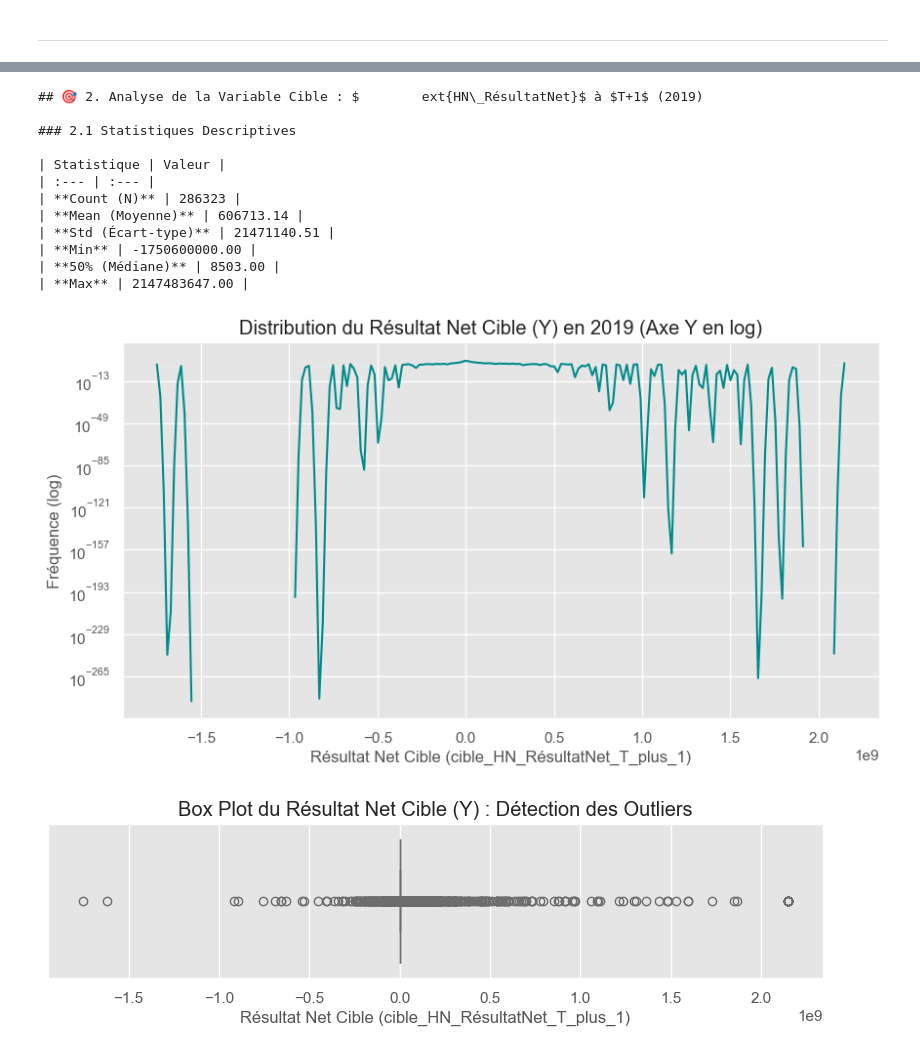
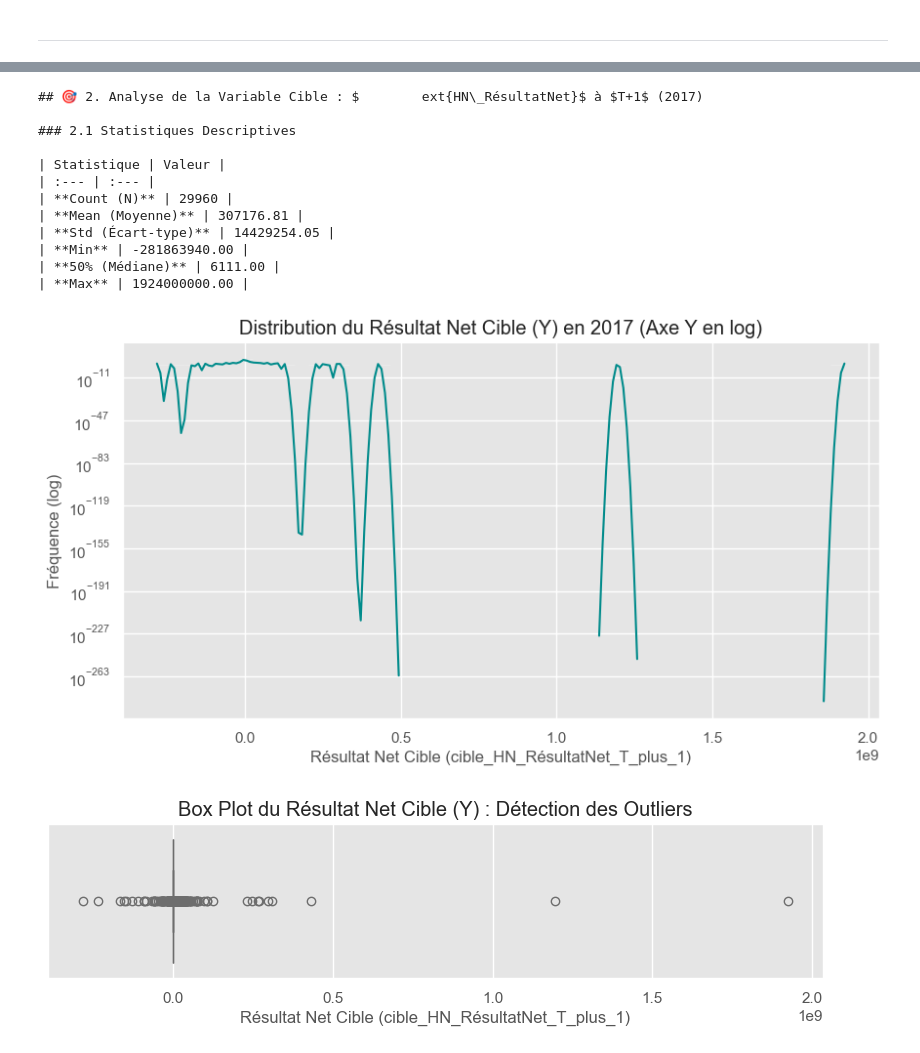
Before and after one commit to ugozchi/AS_Supervised_Learning, a Jupyter notebook: Notebooks/01_EDA.ipynb, the cells around one changed output, grey strips where cells are left out. Cells and saved outputs as stored; diff of their text form; code cells hidden in the pictures.

```diff
--- a/Notebooks/01_EDA.ipynb
+++ b/Notebooks/01_EDA.ipynb
@@ -176,26 +176,21 @@ import numpy as np
 
 # Configuration visuelle
 sns.set_theme(style="whitegrid")
-plt.rcParams['figure.figsize'] = (10, 6)
+plt.rcParams['figure.figsize'] = (12, 6)
 plt.style.use('ggplot')
 
-# --- 1. Chargement du fichier ---
-# REMPLACEZ CE CHEMIN PAR LE CHEMIN EXACT DE VOTRE FICHIER PROCESSED/sirene_bilan_EDA.parquet
-FILE_PATH = "../Data/processed/sirene_bilan_EDA.parquet"
+# --- Définition des Chemins et Variables ---
+FILE_PATH = "../Data/processed/sirene_bilan_EDA.parquet" # Chemin ajusté
+cible_col = "cible_HN_RésultatNet_T_plus_1"
 
+# 1. Chargement et Tri
 try:
-    df_bilan_filtre_pl = pl.read_parquet(FILE_PATH)
+    df_bilan_filtre_pl = pl.read_parquet(FILE_PATH).sort(["siren", "AnneeClotureExercice"])
 except Exception as e:
-    print(f"ERREUR CRITIQUE : Impossible de charger le fichier Parquet à l'adresse spécifiée. Vérifiez le chemin : {FILE_PATH}")
-    print(f"Détails de l'erreur : {e}")
-    # Arrêt du script si le chargement échoue
+    print(f"ERREUR CRITIQUE : Impossible de charger le fichier Parquet. Vérifiez le chemin : {FILE_PATH}")
     raise
 
-# Assurez-vous d'avoir trié pour que shift() fonctionne
-df_bilan_filtre_pl = df_bilan_filtre_pl.sort(["siren", "AnneeClotureExercice"])
-cible_col = "cible_HN_RésultatNet_T_plus_1"
-
-# --- 2. Application du Feature Engineering (création des colonnes nécessaires à l'analyse) ---
+# 2. Application du Feature Engineering (création des colonnes nécessaires à l'analyse)
 df_features_pl = df_bilan_filtre_pl.with_columns([
     # Cible Y (Résultat Net à T+1)
     pl.col("HN_RésultatNet").shift(-1).over("siren").alias(cible_col),
@@ -206,11 +201,14 @@ df_features_pl = df_bilan_filtre_pl.with_columns([
     (pl.col("CJCK_TotalActifBrut") - pl.col("CJCK_TotalActifBrut").shift(1).over("siren")).alias("delta_Actif"),
 ])
 
-# --- 3. Isolation de l'ensemble d'entraînement pour l'EDA (T=2018 pour Y=2019) ---
-df_train_pl = df_features_pl.filter(pl.col("AnneeClotureExercice") == 2018)
-df_train_pd = df_train_pl.to_pandas() # Conversion pour les outils de visualisation
+# 3. Isolation de l'ensemble d'entraînement pour l'EDA (T=2016 pour Y=2017)
+df_train_pl = df_features_pl.filter(pl.col("AnneeClotureExercice") == 2016)
+df_train_pd = df_train_pl.to_pandas()
 
-stats_cible = df_train_pd[cible_col].describe()
-nombre_lignes = df_train_pd.shape[0]
+# 4. Calcul des Statistiques Globales (Inspection des agrégats BRUTS)
+stats_globales = df_bilan_filtre_pl.group_by("AnneeClotureExercice").agg([
+    pl.col("FA_ChiffreAffairesVentes").sum().alias("CA_Total_BRUT"),
+    pl.col("HN_RésultatNet").sum().alias("ResultatNet_Total_BRUT"),
+]).sort("AnneeClotureExercice")
 
-print(f"✅ Dataframe d'entraînement (2018 -> 2019) chargé et enrichi. Taille: {nombre_lignes} lignes.")
+stats_globales_pd = stats_globales.to_pandas()
@@ -361,7 +262,9 @@ print(f"✅ Dataframe d'entraînement (2018 -> 2019) prêt pour l'EDA. Taille: {
 # %%
-# Markdown pour les Statistiques Descriptives
+# 2.1 Statistiques Descriptives
+stats_cible = df_train_pd[cible_col].describe()
+
 stats_cible_markdown = f"""
-## 🎯 2. Analyse de la Variable Cible : $\text{{HN\_RésultatNet}}$ à $T+1$ (2019)
+## 🎯 2. Analyse de la Variable Cible : $\text{{HN\_RésultatNet}}$ à $T+1$ (2017)
 
 ### 2.1 Statistiques Descriptives
 
@@ -370,40 +273,41 @@ stats_cible_markdown = f"""
 | **Count (N)** | {stats_cible['count']:.0f} |
 | **Mean (Moyenne)** | {stats_cible['mean']:.2f} |
 | **Std (Écart-type)** | {stats_cible['std']:.2f} |
 | **Min** | {stats_cible['min']:.2f} |
 | **50% (Médiane)** | {stats_cible['50%']:.2f} |
 | **Max** | {stats_cible['max']:.2f} |
+
 """
 print(stats_cible_markdown)
 
 
 # 2.2 Distribution et Asymétrie
 plt.figure(figsize=(10, 5))
 sns.histplot(df_train_pd[cible_col], bins=50, kde=True, color='darkcyan', log_scale=(False, True))
-plt.title(f'Distribution du Résultat Net Cible (Y) en 2019 (Axe Y en log)')
+plt.title(f'Distribution du Résultat Net Cible (Y) en 2017 (Axe Y en log)')
 plt.xlabel(f'Résultat Net Cible ({cible_col})')
 plt.ylabel('Fréquence (log)')
 plt.show()
 
 
 # 2.3 Box Plot pour la détection des Outliers
 plt.figure(figsize=(10, 2))
 sns.boxplot(x=df_train_pd[cible_col], color='salmon')
 plt.title('Box Plot du Résultat Net Cible (Y) : Détection des Outliers')
 plt.xlabel(f'Résultat Net Cible ({cible_col})')
 plt.show()
 # %% [output]
-## 🎯 2. Analyse de la Variable Cible : $        ext{HN\_RésultatNet}$ à $T+1$ (2019)
+## 🎯 2. Analyse de la Variable Cible : $        ext{HN\_RésultatNet}$ à $T+1$ (2017)
 
 ### 2.1 Statistiques Descriptives
 
 | Statistique | Valeur |
 | :--- | :--- |
-| **Count (N)** | 286323 |
-| **Mean (Moyenne)** | 606713.14 |
-| **Std (Écart-type)** | 21471140.51 |
-| **Min** | -1750600000.00 |
-| **50% (Médiane)** | 8503.00 |
-| **Max** | 2147483647.00 |
+| **Count (N)** | 29960 |
+| **Mean (Moyenne)** | 307176.81 |
+| **Std (Écart-type)** | 14429254.05 |
+| **Min** | -281863940.00 |
+| **50% (Médiane)** | 6111.00 |
+| **Max** | 1924000000.00 |
-[figure, old version]
+[figure, new version]
-[figure, old version]
+[figure, new version]
```
Also changed, not shown: parts of 11 cells of this notebook, 3 other files.
